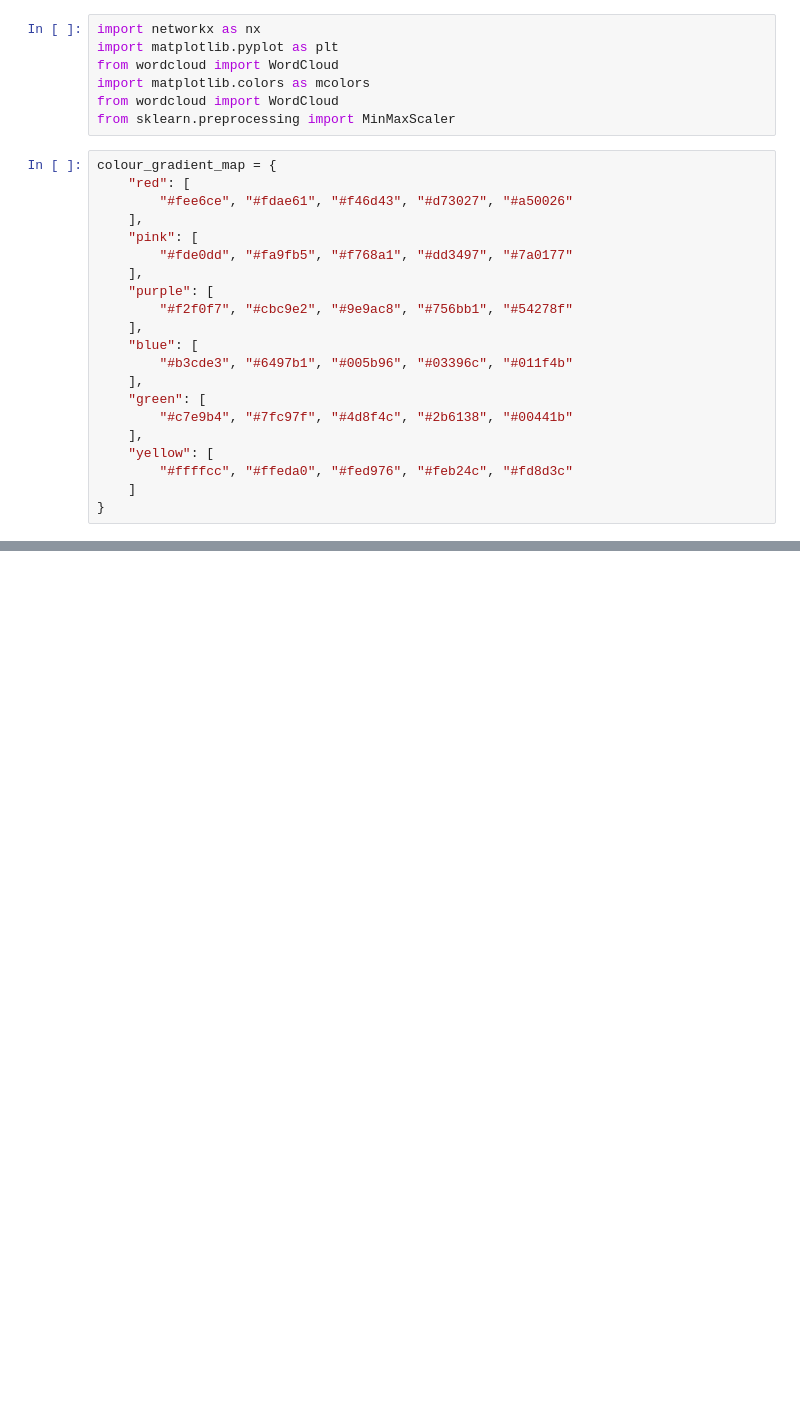
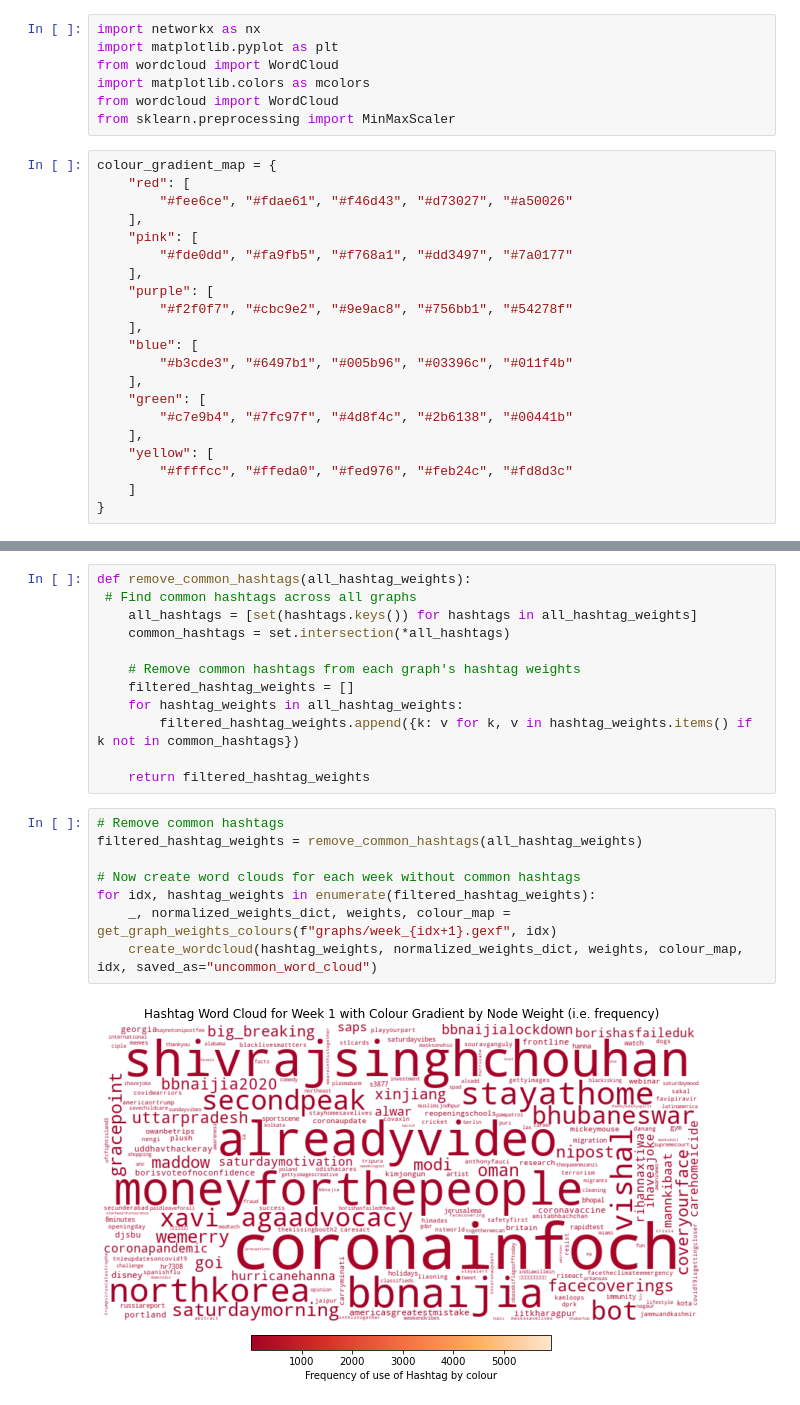
Before and after one commit to AnushkaAmte/Community_Detection_Twitter, a Jupyter notebook: word_cloud.ipynb, the cells around one changed output, grey strips where cells are left out. Saved outputs shown, nothing was run; the diff lists cells and outputs as text; blank space fills up the shorter version.

```diff
--- a/word_cloud.ipynb
+++ b/word_cloud.ipynb
@@ -129,0 +113,22 @@ migrationagent {'weight': 1, 'label': 'migrationagent', 'normalized_weight': 0.0
+# %%
+def remove_common_hashtags(all_hashtag_weights):
+ # Find common hashtags across all graphs
+    all_hashtags = [set(hashtags.keys()) for hashtags in all_hashtag_weights]
+    common_hashtags = set.intersection(*all_hashtags)
+
+    # Remove common hashtags from each graph's hashtag weights
+    filtered_hashtag_weights = []
+    for hashtag_weights in all_hashtag_weights:
+        filtered_hashtag_weights.append({k: v for k, v in hashtag_weights.items() if k not in common_hashtags})
+
+    return filtered_hashtag_weights
+# %%
+# Remove common hashtags
+filtered_hashtag_weights = remove_common_hashtags(all_hashtag_weights)
+
+# Now create word clouds for each week without common hashtags
+for idx, hashtag_weights in enumerate(filtered_hashtag_weights):
+    _, normalized_weights_dict, weights, colour_map = get_graph_weights_colours(f"graphs/week_{idx+1}.gexf", idx)
+    create_wordcloud(hashtag_weights, normalized_weights_dict, weights, colour_map, idx, saved_as="uncommon_word_cloud")
+# %% [output]
+[figure, added]
```
Also changed, not shown: parts of 5 cells of this notebook, 12 other files.
